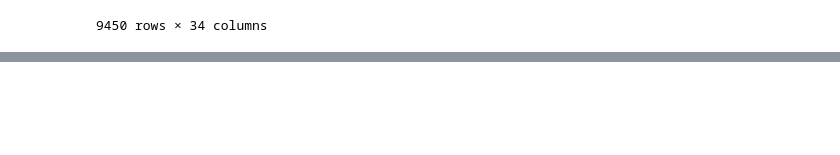
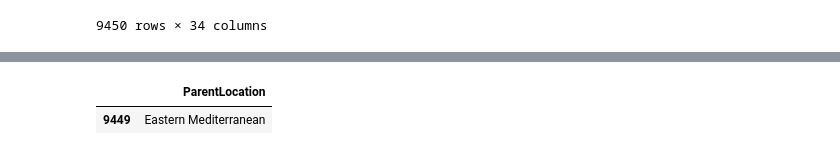
Before and after one commit to emdromeda/astro98, a Jupyter notebook: homework/hw7.ipynb, the cells around one changed output, grey strips where cells are left out. Saved outputs shown, nothing was run; the diff lists cells and outputs as text; code cells hidden in the pictures; blank space fills up the shorter version.

```diff
--- a/homework/hw7.ipynb
+++ b/homework/hw7.ipynb
@@ -43,3 +45,11 @@ air_data.loc[:,['PM25_Value', 'FactValueNumeric']]
 | 9448 | 9.95 | 9.95 |
 | 9449 | 92.79 | 92.79 |
 9450 rows × 2 columns
+# %%
+# 1.3
+
+grouped = air_data.groupby(['ParentLocation'])
+average_values = grouped['PM25_Value'].mean().reset_index()
+average_values=average_values.rename(columns={"PM25_Value":"Average_PM25"})
+air_data=pd.merge(air_data, average_values, on='ParentLocation')
+print(air_data.loc[:,['Location', 'ParentLocation', 'PM25_Value','Average_PM25']])
@@ -45,0 +74,10 @@ air_data.loc[:,['PM25_Value', 'FactValueNumeric']]
+# %%
+# 1.4
+
+sorted = air_data.sort_values(by='Average_PM25', ascending=False)
+sorted.iloc[[0], [4]]
+
+# the continent with the highest average air pollution is the eastern mediterranean. this is suprising, as it is not a place that is known for high levels of manufacturing (i think?).
+# %% [output]
+|  | ParentLocation |
+| 9449 | Eastern Mediterranean |
```
Also changed, not shown: parts of 8 cells of this notebook, 2 other files.
